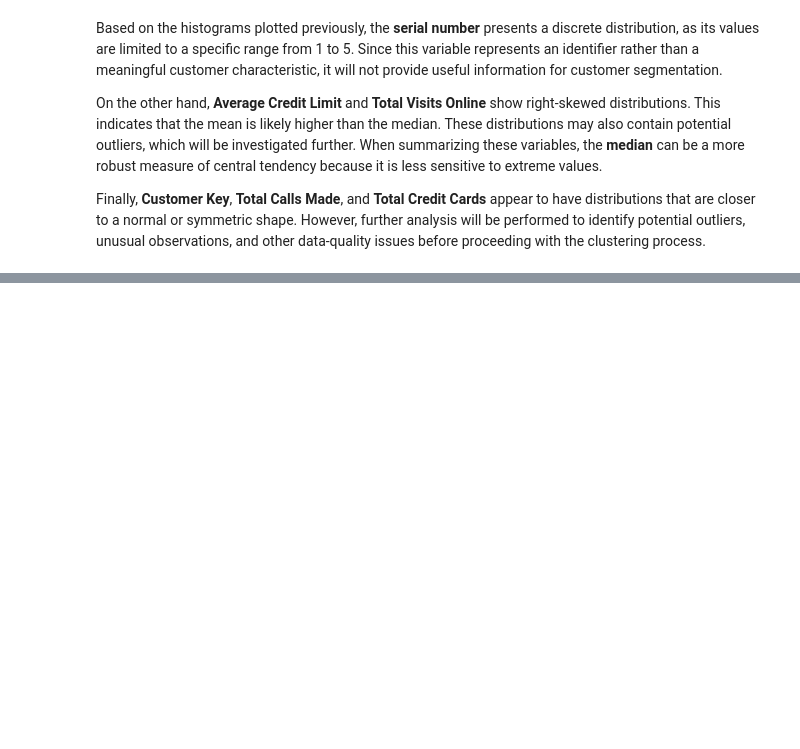
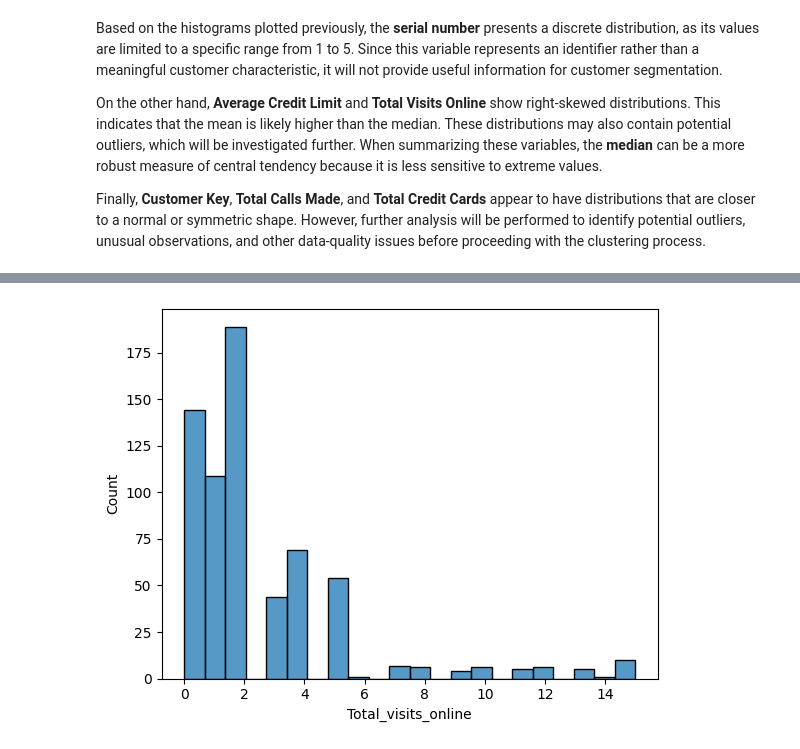
Before and after one commit to Alaninja1209/credit-card-customer-segmentation, a Jupyter notebook: CreditCard_CS_Cleaning_Stage.ipynb, the cells around one changed output, grey strips where cells are left out. Cells and saved outputs as stored; diff of their text form; code cells hidden in the pictures; blank space fills up the shorter version.

```diff
--- a/CreditCard_CS_Cleaning_Stage.ipynb
+++ b/CreditCard_CS_Cleaning_Stage.ipynb
@@ -169,0 +187,5 @@ Finally, **Customer Key**, **Total Calls Made**, and **Total Credit Cards** appe
+# %%
+# Getting more overview on the Total Visits Online histogram
+sns.histplot(credit_card_ds["Total_visits_online"]);
+# %% [output]
+[figure, added]
```
Also changed, not shown: parts of 6 cells of this notebook.
